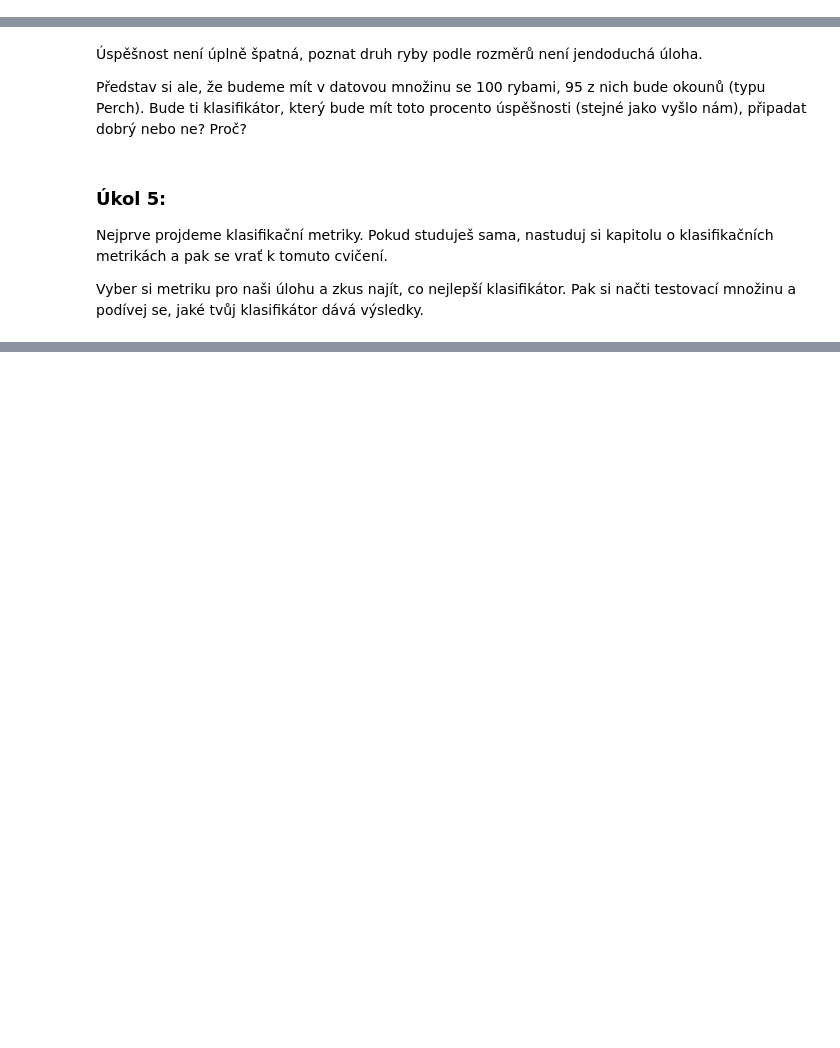
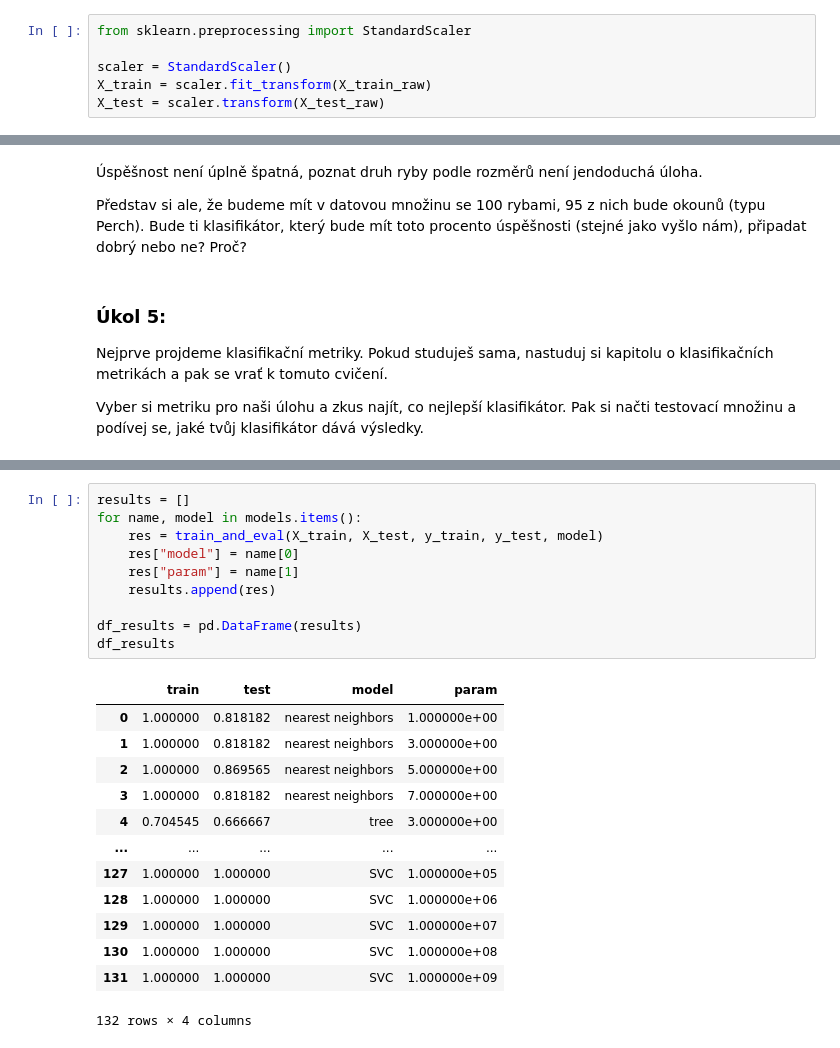
Before and after one commit to PyDataCZ/pyladies-kurz, a Jupyter notebook: lessons/pydata/intro_classification/index.ipynb, the cells around one changed output, grey strips where cells are left out. Drawn from its saved outputs; the diff is of its cells as text; blank space fills up the shorter version.

```diff
--- a/lessons/pydata/intro_classification/index.ipynb
+++ b/lessons/pydata/intro_classification/index.ipynb
@@ -74,3 +78,9 @@ X = data.drop(columns=["ID", "Species"])
+# %%
+from sklearn.preprocessing import StandardScaler
+
+scaler = StandardScaler()
+X_train = scaler.fit_transform(X_train_raw)
+X_test = scaler.transform(X_test_raw)
 # %%
 # vezměme klasifikátor
 # můžeš změnit
@@ -142,0 +180,24 @@ Vyber si metriku pro naši úlohu a zkus najít, co nejlepší klasifikátor. Pa
+# %%
+results = []
+for name, model in models.items():
+    res = train_and_eval(X_train, X_test, y_train, y_test, model)
+    res["model"] = name[0]
+    res["param"] = name[1]
+    results.append(res)
+
+df_results = pd.DataFrame(results)
+df_results
+# %% [output]
+|  | train | test | model | param |
+| 0 | 1.000000 | 0.818182 | nearest neighbors | 1.000000e+00 |
+| 1 | 1.000000 | 0.818182 | nearest neighbors | 3.000000e+00 |
+| 2 | 1.000000 | 0.869565 | nearest neighbors | 5.000000e+00 |
+| 3 | 1.000000 | 0.818182 | nearest neighbors | 7.000000e+00 |
+| 4 | 0.704545 | 0.666667 | tree | 3.000000e+00 |
+| ... | ... | ... | ... | ... |
+| 127 | 1.000000 | 1.000000 | SVC | 1.000000e+05 |
+| 128 | 1.000000 | 1.000000 | SVC | 1.000000e+06 |
+| 129 | 1.000000 | 1.000000 | SVC | 1.000000e+07 |
+| 130 | 1.000000 | 1.000000 | SVC | 1.000000e+08 |
+| 131 | 1.000000 | 1.000000 | SVC | 1.000000e+09 |
+132 rows × 4 columns
```
Also changed, not shown: parts of 11 cells of this notebook, 1 other file.
